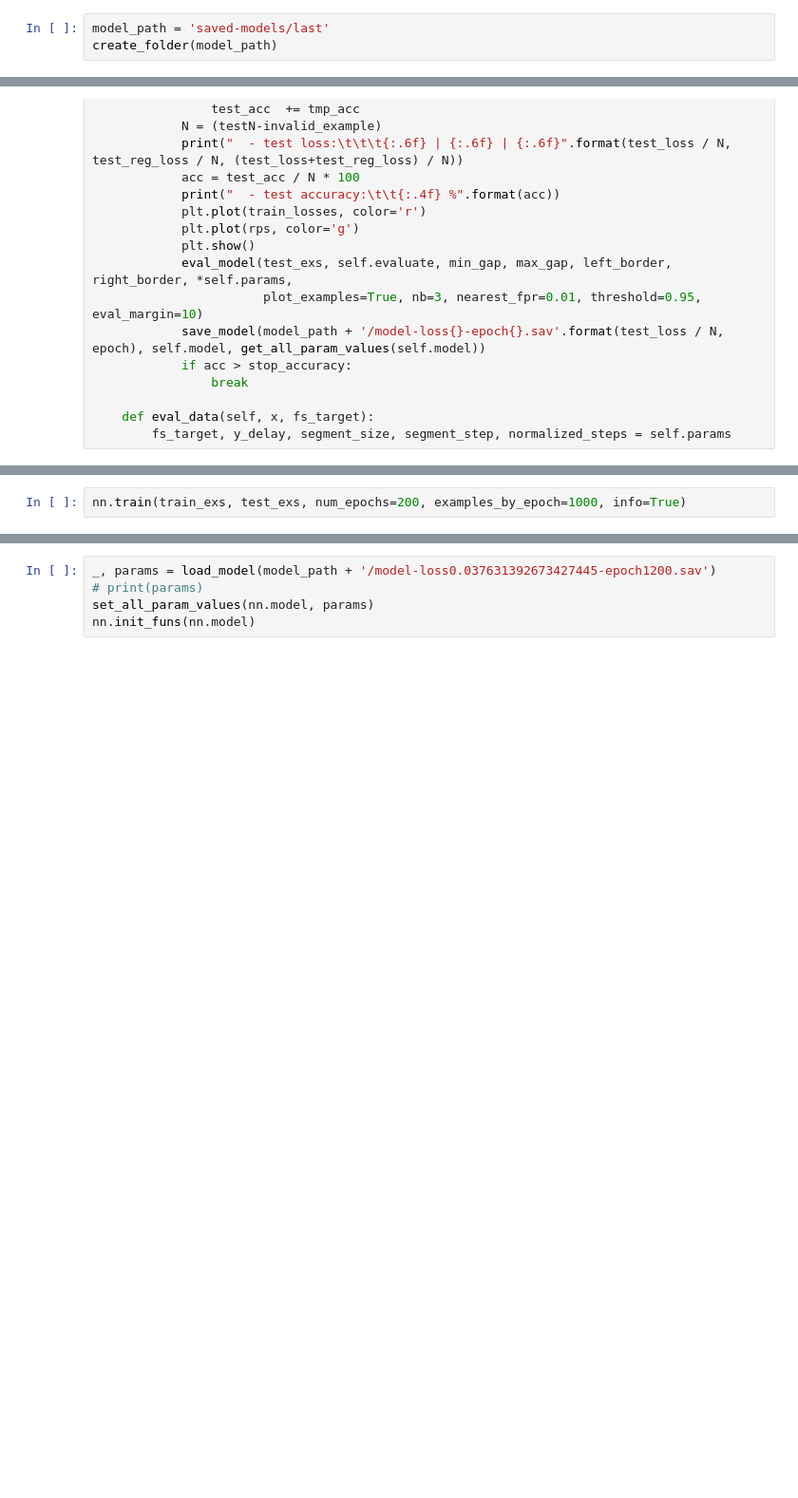
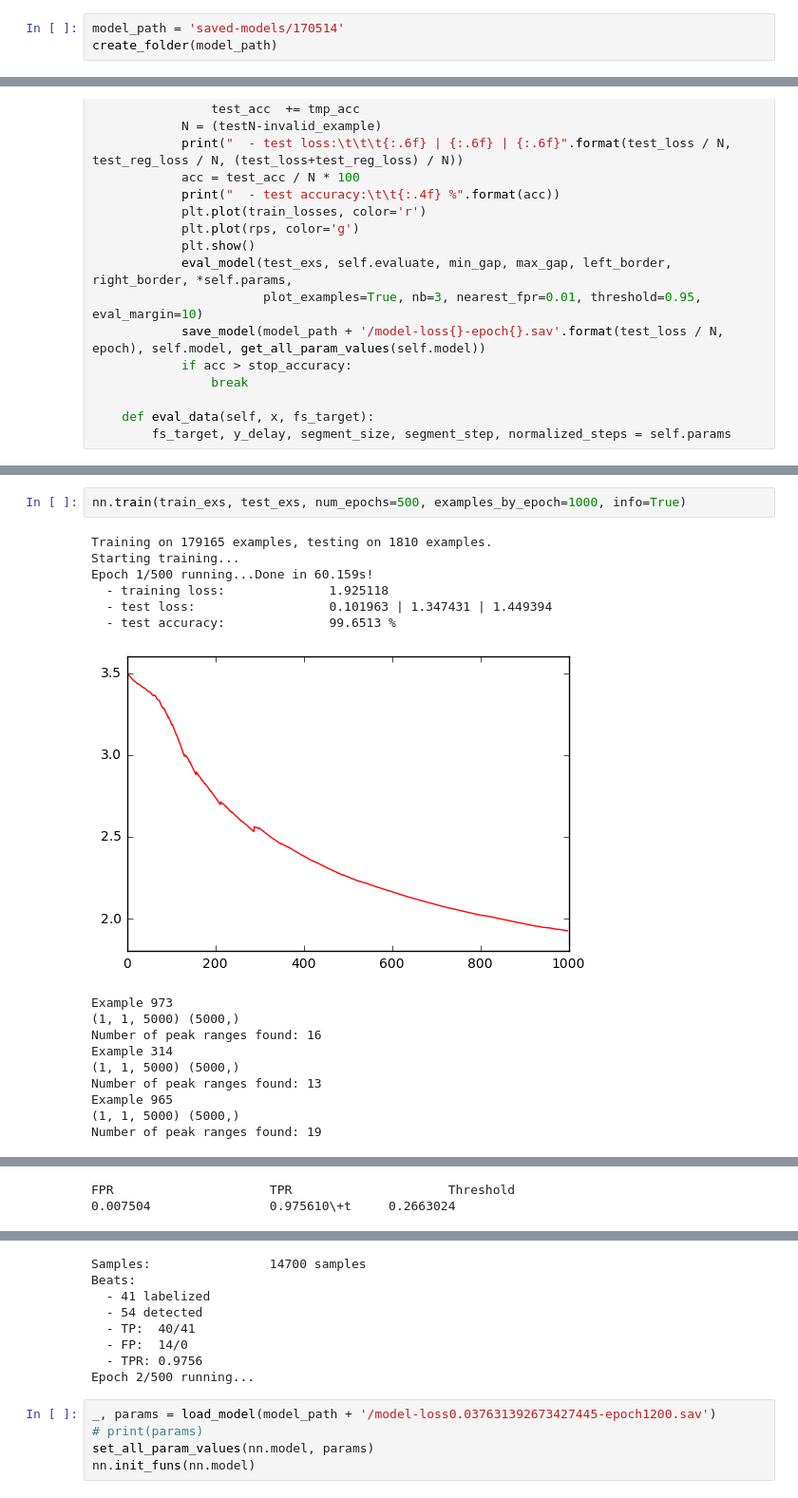
Before and after one commit to Dubrzr/mimic, a Jupyter notebook: DNN Rpeak Lasagne V3.ipynb, the cells around one changed output, grey strips where cells are left out. Shown at 95% size. Cells and saved outputs as stored; diff of their text form; blank space fills up the shorter version.

```diff
--- a/DNN Rpeak Lasagne V3.ipynb
+++ b/DNN Rpeak Lasagne V3.ipynb
@@ -38,7 +42,7 @@ test_perc = 100 - train_perc
 left_border  = 50 # samples
 right_border = 50 # samples
 # %%
-model_path = 'saved-models/last'
+model_path = 'saved-models/170514'
 create_folder(model_path)
 # %%
 from theano import tensor, function, config
@@ -262,2 +288,19 @@ print('           Testing: {} ({} samples)'.format(len(test_exs), len(test_exs)*
 # %%
-nn.train(train_exs, test_exs, num_epochs=200, examples_by_epoch=1000, info=True)
+nn.train(train_exs, test_exs, num_epochs=500, examples_by_epoch=1000, info=True)
+# %% [output]
+Training on 179165 examples, testing on 1810 examples.
+Starting training...
+Epoch 1/500 running...Done in 60.159s!
+  - training loss:              1.925118
+  - test loss:                  0.101963 | 1.347431 | 1.449394
+  - test accuracy:              99.6513 %
+[figure, added]
+Example 973
+(1, 1, 5000) (5000,)
+Number of peak ranges found: 16
+Example 314
+(1, 1, 5000) (5000,)
+Number of peak ranges found: 13
+Example 965
+(1, 1, 5000) (5000,)
+Number of peak ranges found: 19
@@ -263,0 +308,2 @@ nn.train(train_exs, test_exs, num_epochs=200, examples_by_epoch=1000, info=True)
+FPR                     TPR                     Threshold
+0.007504                0.975610\+t     0.2663024
@@ -264,3 +311,11 @@ nn.train(train_exs, test_exs, num_epochs=200, examples_by_epoch=1000, info=True)
+Samples:                14700 samples
+Beats:
+  - 41 labelized
+  - 54 detected
+  - TP:  40/41
+  - FP:  14/0
+  - TPR: 0.9756
+Epoch 2/500 running...
 # %%
 _, params = load_model(model_path + '/model-loss0.037631392673427445-epoch1200.sav')
 # print(params)
```
Also changed, not shown: parts of 4 cells of this notebook, 9 other files.
